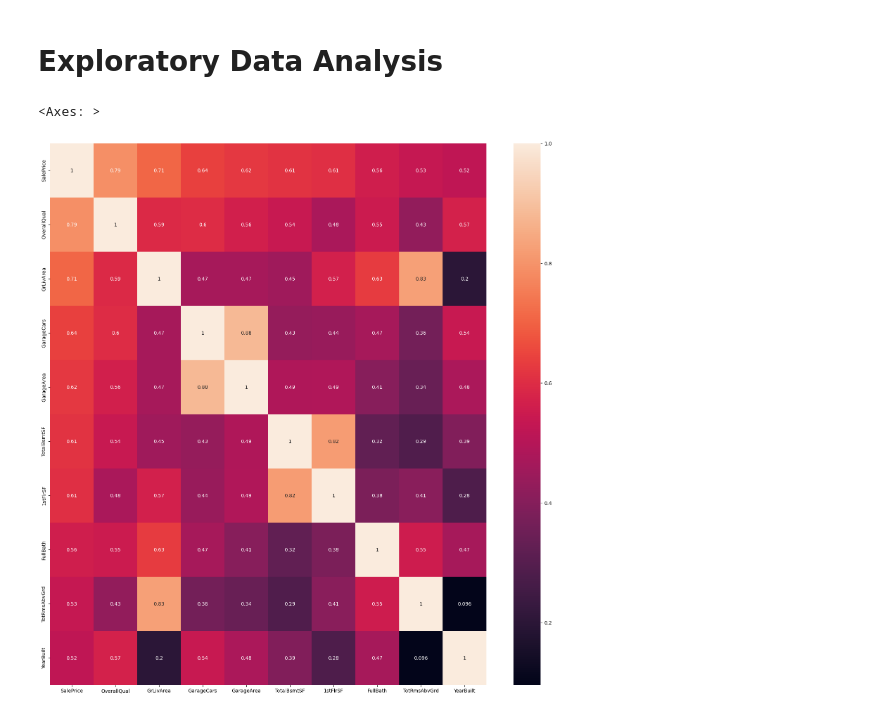
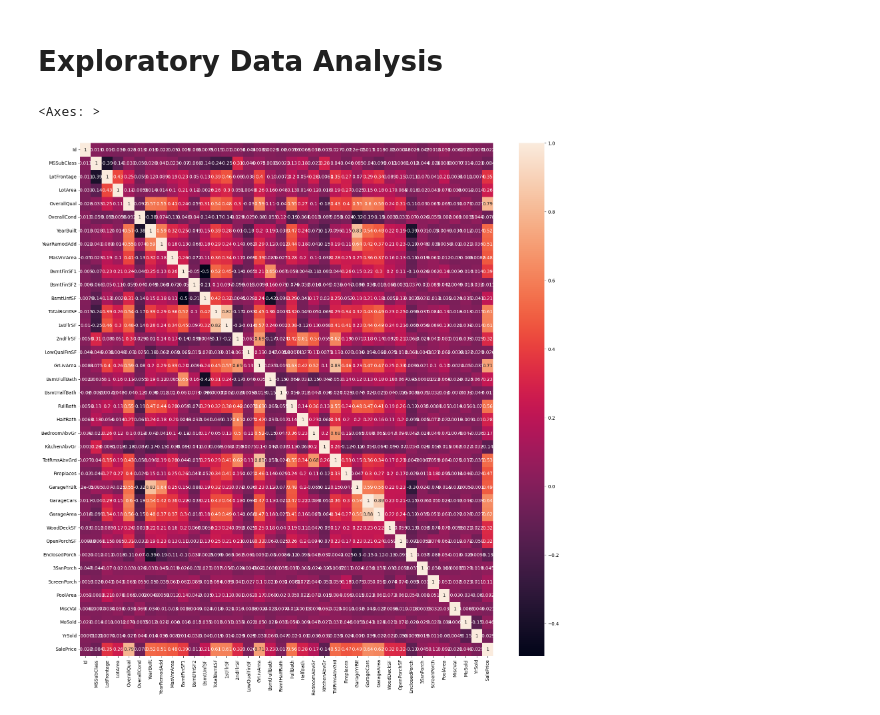
Before and after one commit to pranathadoddy/house-price-prediction, a Jupyter notebook: House_Prediction.ipynb, the cells around one changed output. Drawn from its saved outputs; the diff is of its cells as text; code cells hidden in the pictures.

```diff
--- a/House_Prediction.ipynb
+++ b/House_Prediction.ipynb
@@ -73,10 +73,8 @@ Length: 81, dtype: int64
 # Exploratory Data Analysis
 # %%
 corr = df_train.corr()
-corr_cols = corr['SalePrice'].sort_values(ascending = False).head(10).index
-corr_SalePrice = df_train[corr_cols].corr()
 plt.subplots(figsize = (20, 20))
-sns.heatmap(corr_SalePrice, annot = True)
+sns.heatmap(corr, annot = True)
 # %% [output]
 <Axes: >
-[figure, old version]
+[figure, new version]
```
Also changed, not shown: parts of 1 cell of this notebook.
